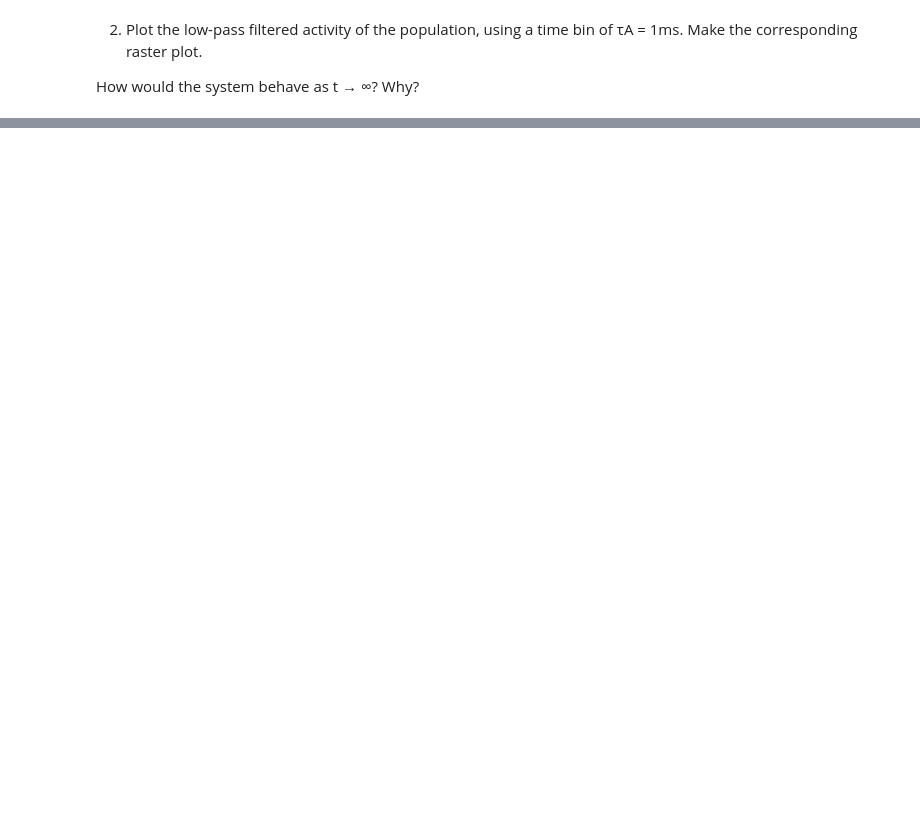
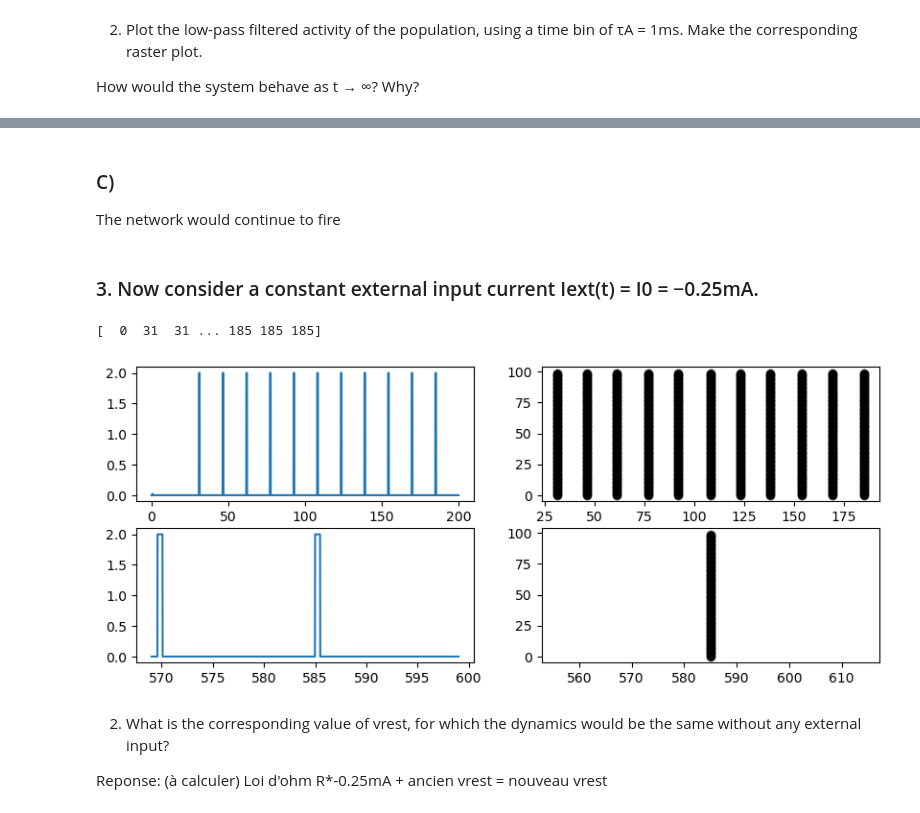
Before and after one commit to louisleger/neurodyn-MP2, a Jupyter notebook: MP2.ipynb, the cells around one changed output, grey strips where cells are left out. Saved outputs shown, nothing was run; the diff lists cells and outputs as text; code cells hidden in the pictures; blank space fills up the shorter version.

```diff
--- a/MP2.ipynb
+++ b/MP2.ipynb
@@ -92,0 +209,11 @@ plt.show()
+# %% [markdown]
+### C)
+The network would continue to fire
+# %% [markdown]
+### 3. Now consider a constant external input current Iext(t) = I0 = −0.25mA.
+# %%
+v_, ft = voltage_integration(np.random.uniform(v0, eta, size=N), 0, 0, Tf2, lambda t: -0.25)
+plot_Q2(ft)
+# %% [output]
+[  0  31  31 ... 185 185 185]
+[figure, added]
@@ -92,0 +222,4 @@ plt.show()
+# %% [markdown]
+2. What is the corresponding value of vrest, for which the dynamics would be the same without any external input?
+
+Reponse: (à calculer) Loi d'ohm R*-0.25mA + ancien vrest = nouveau vrest
```
Also changed, not shown: parts of 14 cells of this notebook.
